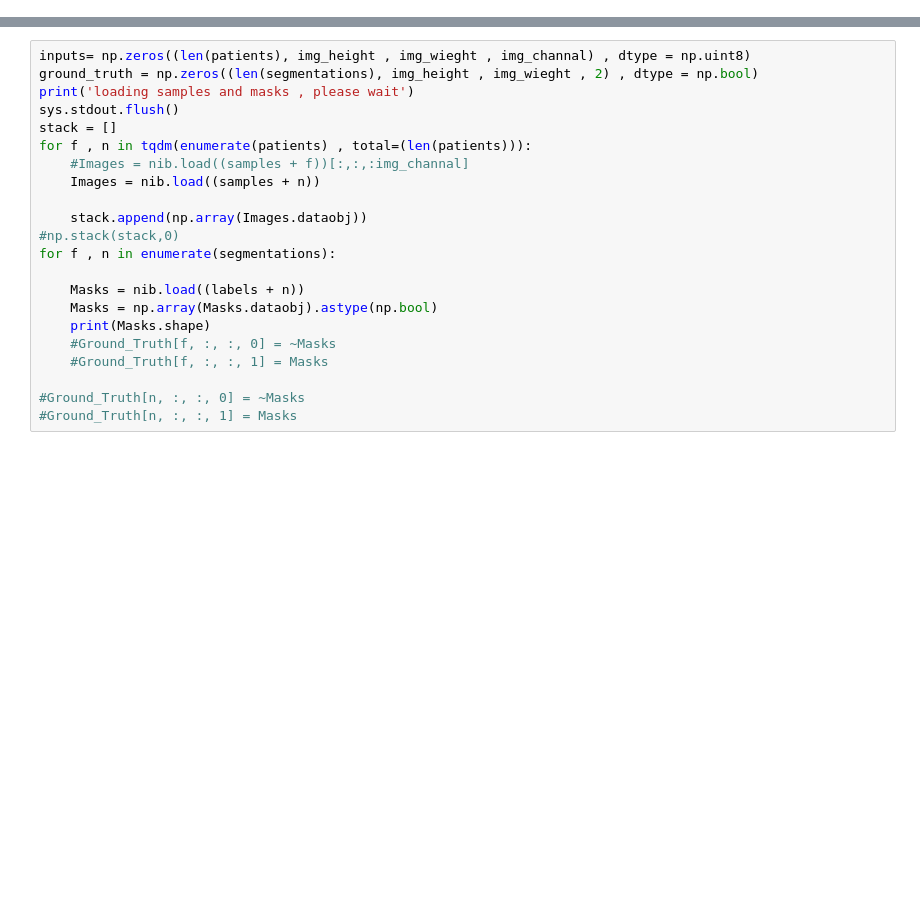
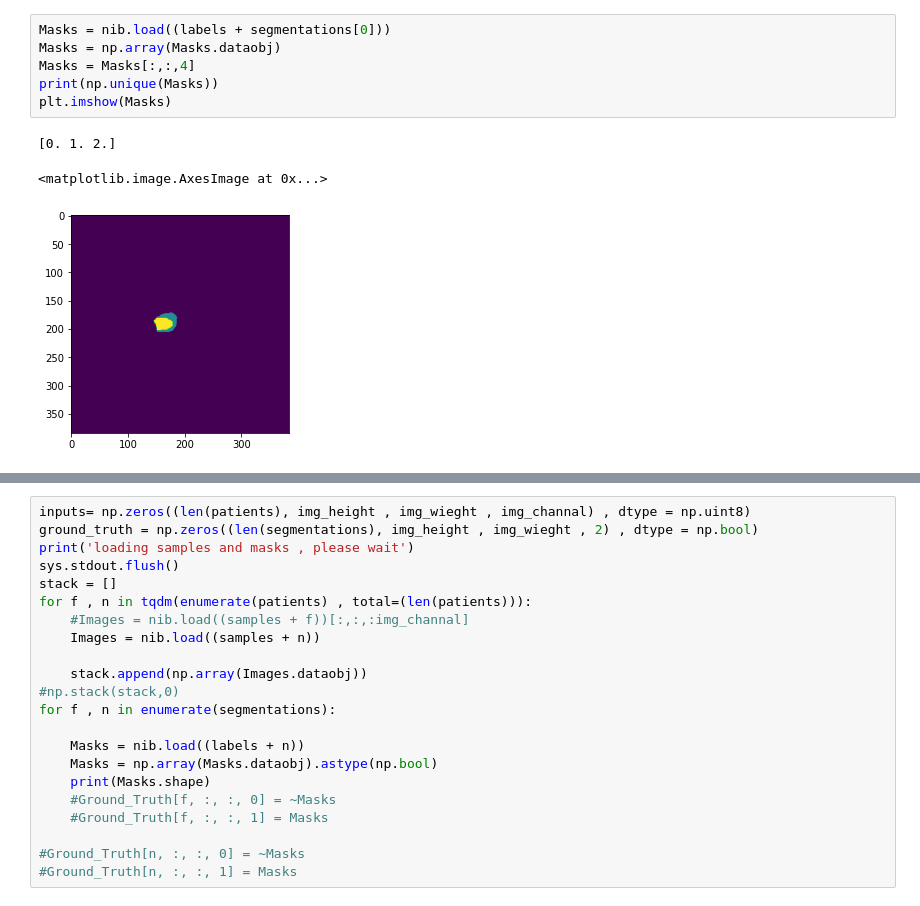
Before and after one commit to qazalmehrban/Medical-Segmentation, a Jupyter notebook: Untitled1.ipynb, the cells around one changed output, grey strips where cells are left out. Drawn from its saved outputs; the diff is of its cells as text; blank space fills up the shorter version.

Commit message:
check segment

```diff
--- a/Untitled1.ipynb
+++ b/Untitled1.ipynb
@@ -26,0 +36,10 @@ segmentations =next(os.walk(labels))[2]
+# %%
+Masks = nib.load((labels + segmentations[0]))
+Masks = np.array(Masks.dataobj)
+Masks = Masks[:,:,4]
+print(np.unique(Masks))
+plt.imshow(Masks)
+# %% [output]
+[0. 1. 2.]
+<matplotlib.image.AxesImage at 0x...>
+[figure, added]
```
Also changed, not shown: parts of 5 cells of this notebook.
